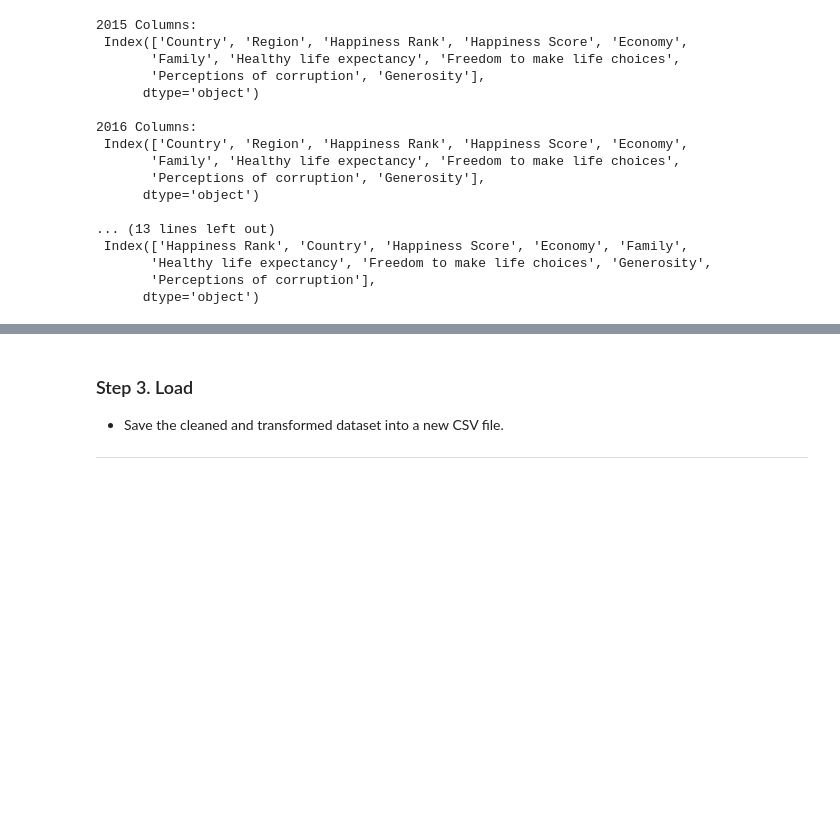
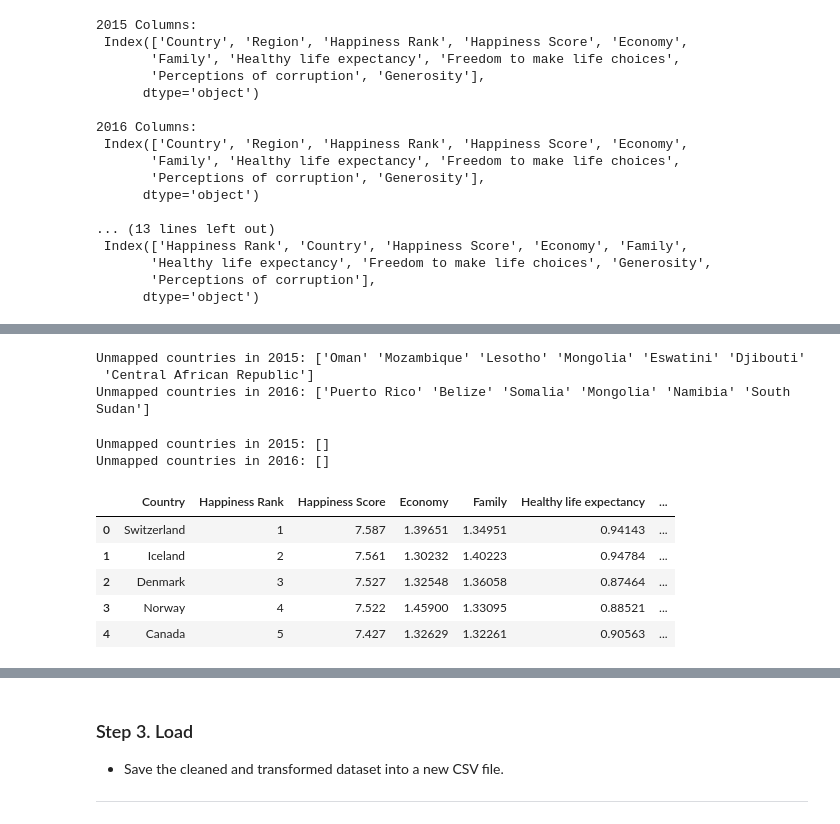
Before and after one commit to angeljayakumar/world-happiness-analytics, a Jupyter notebook: jupyter_notebooks/01_etl_pipeline.ipynb, the cells around one changed output, grey strips where cells are left out. Drawn from its saved outputs; the diff is of its cells as text; code cells hidden in the pictures; blank space fills up the shorter version.

```diff
--- a/jupyter_notebooks/01_etl_pipeline.ipynb
+++ b/jupyter_notebooks/01_etl_pipeline.ipynb
@@ -303,0 +469,4 @@ To enhance analysis by geographic region, we add a new column **`Region`** that
+# %%
+# Drop 'Region' column
+df_2015 = df_2015.drop(columns=['Region'])
+df_2016 = df_2016.drop(columns=['Region'])
@@ -863,0 +644,50 @@ df_2019 = fix_missing_regions(df_2019)
+# %%
+# Apply mapping to both 2015 and 2016 dataframes
+df_2015["Continent"] = df_2015["Country"].map(country_to_continent)
+df_2016["Continent"] = df_2016["Country"].map(country_to_continent)
+# %%
+# Check which countries could not be mapped
+missing_2015 = df_2015[df_2015["Continent"].isnull()]["Country"].unique()
+missing_2016 = df_2016[df_2016["Continent"].isnull()]["Country"].unique()
+
+print("Unmapped countries in 2015:", missing_2015)
+print("Unmapped countries in 2016:", missing_2016)
+# %% [output]
+Unmapped countries in 2015: ['Oman' 'Mozambique' 'Lesotho' 'Mongolia' 'Eswatini' 'Djibouti'
+ 'Central African Republic']
+Unmapped countries in 2016: ['Puerto Rico' 'Belize' 'Somalia' 'Mongolia' 'Namibia' 'South Sudan']
+# %%
+# Update for previously unmapped countries
+country_to_continent.update({
+    "Central African Republic": "Africa",
+    "Djibouti": "Africa",
+    "Eswatini": "Africa",
+    "Lesotho": "Africa",
+    "Mozambique": "Africa",
+    "Oman": "Asia",
+    "Mongolia": "Asia",
+    "Puerto Rico": "North America",
+    "Belize": "North America",
+    "Somalia": "Africa",
+    "Namibia": "Africa",
+    "South Sudan": "Africa",
+})
+# %%
+df_2015["Continent"] = df_2015["Country"].map(country_to_continent)
+df_2016["Continent"] = df_2016["Country"].map(country_to_continent)
+
+# Check unmapped countries again
+print("Unmapped countries in 2015:", df_2015[df_2015["Continent"].isnull()]["Country"].unique())
+print("Unmapped countries in 2016:", df_2016[df_2016["Continent"].isnull()]["Country"].unique())
+# %% [output]
+Unmapped countries in 2015: []
+Unmapped countries in 2016: []
+# %%
+df_2015.head()
+# %% [output]
+|  | Country | Happiness Rank | Happiness Score | Economy | Family | Healthy life expectancy | ... |
+| 0 | Switzerland | 1 | 7.587 | 1.39651 | 1.34951 | 0.94143 | ... |
+| 1 | Iceland | 2 | 7.561 | 1.30232 | 1.40223 | 0.94784 | ... |
+| 2 | Denmark | 3 | 7.527 | 1.32548 | 1.36058 | 0.87464 | ... |
+| 3 | Norway | 4 | 7.522 | 1.45900 | 1.33095 | 0.88521 | ... |
+| 4 | Canada | 5 | 7.427 | 1.32629 | 1.32261 | 0.90563 | ... |
```
Also changed, not shown: parts of 34 cells of this notebook.
